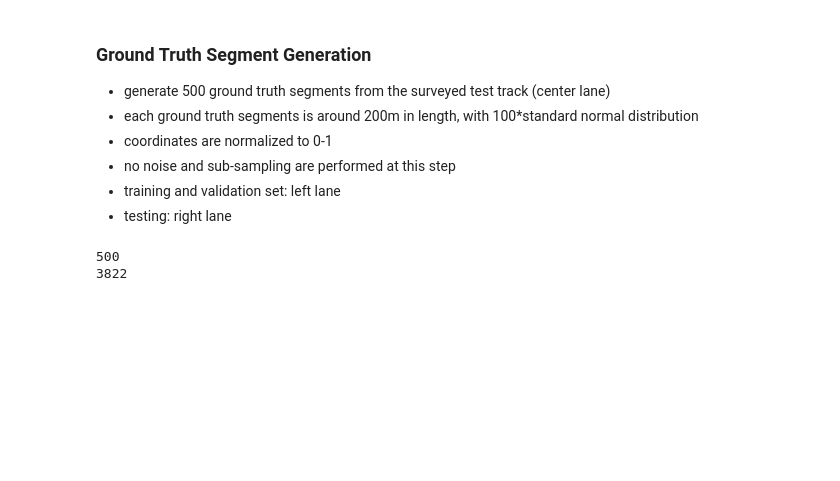
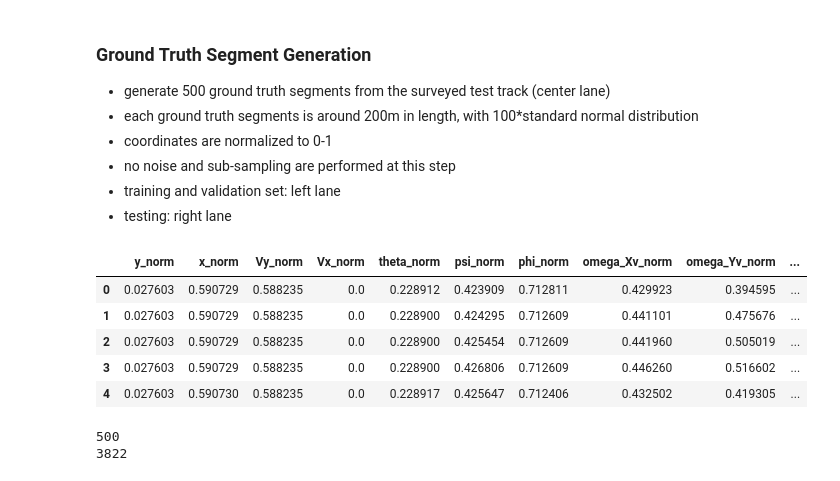
Before and after one commit to jarviskroos7/PATH_vehicle_localization, a Jupyter notebook: code/segment_generation.ipynb, the cells around one changed output. Saved outputs shown, nothing was run; the diff lists cells and outputs as text; code cells hidden in the pictures; blank space fills up the shorter version.

```diff
--- a/code/segment_generation.ipynb
+++ b/code/segment_generation.ipynb
@@ -229,6 +257,15 @@ def seg_generation(traj_truth_df, seg_size, seg_size_sig, num_samples=500, seed=
         seg_gt.append(traj_truth_df.iloc[x:x+seg_size])
 
     return seg_gt
+# %%
+ll.head()
+# %% [output]
+|  | y_norm | x_norm | Vy_norm | Vx_norm | theta_norm | psi_norm | phi_norm | omega_Xv_norm | omega_Yv_norm | ... |
+| 0 | 0.027603 | 0.590729 | 0.588235 | 0.0 | 0.228912 | 0.423909 | 0.712811 | 0.429923 | 0.394595 | ... |
+| 1 | 0.027603 | 0.590729 | 0.588235 | 0.0 | 0.228900 | 0.424295 | 0.712609 | 0.441101 | 0.475676 | ... |
+| 2 | 0.027603 | 0.590729 | 0.588235 | 0.0 | 0.228900 | 0.425454 | 0.712609 | 0.441960 | 0.505019 | ... |
+| 3 | 0.027603 | 0.590729 | 0.588235 | 0.0 | 0.228900 | 0.426806 | 0.712609 | 0.446260 | 0.516602 | ... |
+| 4 | 0.027603 | 0.590730 | 0.588235 | 0.0 | 0.228917 | 0.425647 | 0.712406 | 0.432502 | 0.419305 | ... |
 # %%
 tot_dist = ll_raw.iloc[-1]['Distance horizontal (m)']
 seg_dist = 200 # [m]
```
Also changed, not shown: parts of 11 cells of this notebook, 14 other files.
